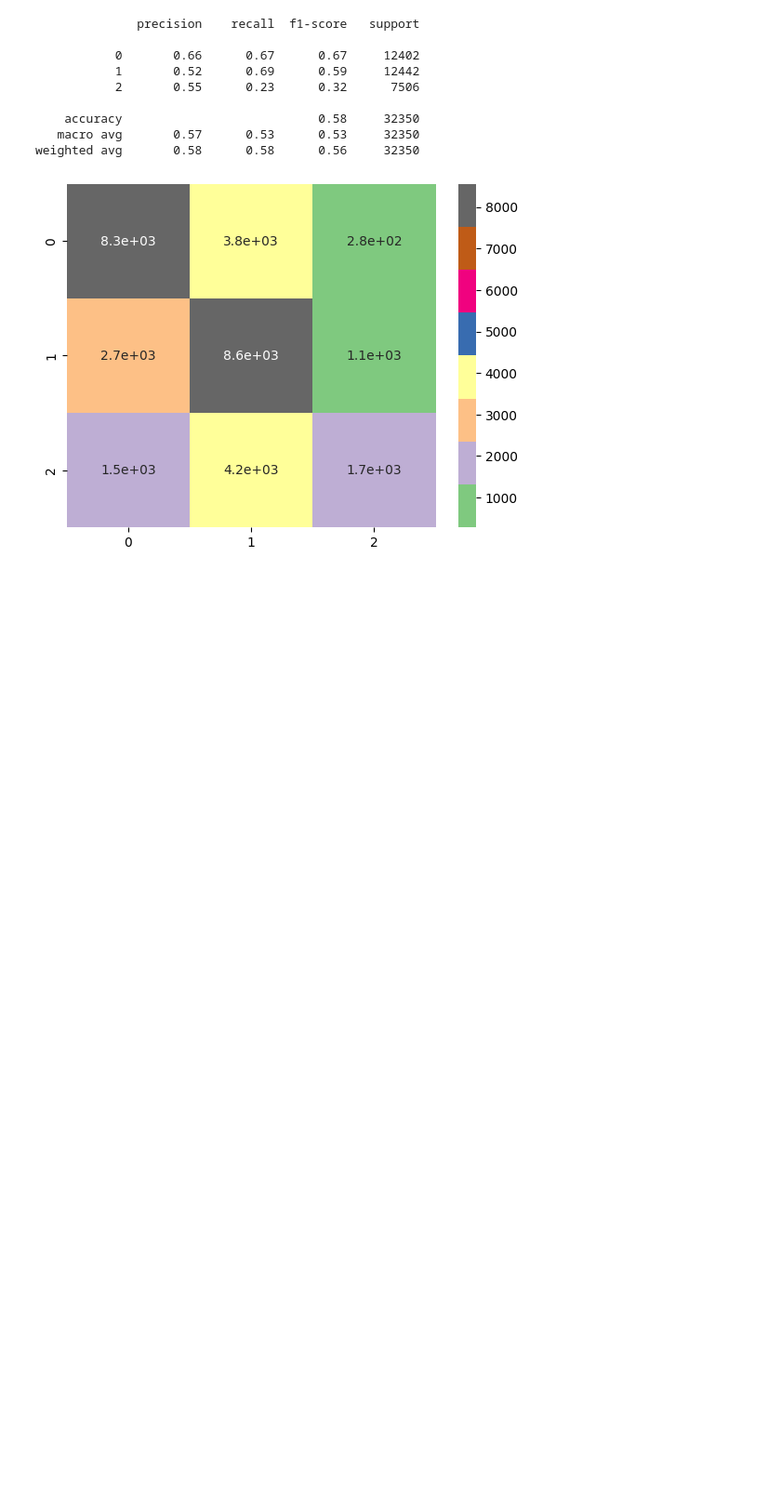
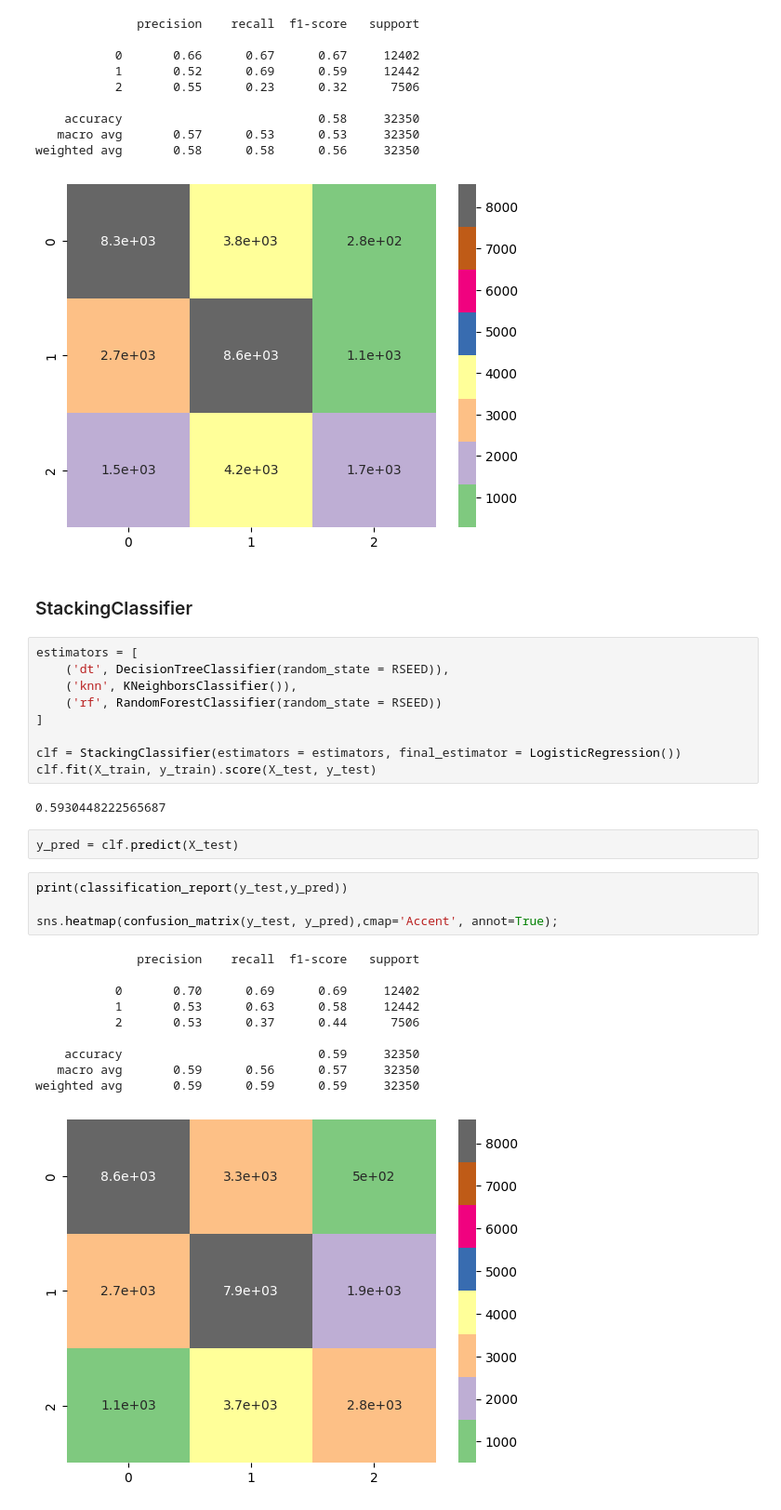
Before and after one commit to edierik/ml_project_flight_delay, a Jupyter notebook: EDA_Modeling_Flight_Delay.ipynb, the cells around one changed output. Shown at 93% size. Saved outputs shown, nothing was run; the diff lists cells and outputs as text; blank space fills up the shorter version.

```diff
--- a/EDA_Modeling_Flight_Delay.ipynb
+++ b/EDA_Modeling_Flight_Delay.ipynb
@@ -1547,3 +1547,33 @@ sns.heatmap(confusion_matrix(y_test, y_pred),cmap='Accent', annot=True);
    macro avg       0.57      0.53      0.53     32350
 weighted avg       0.58      0.58      0.56     32350
 [figure]
+# %% [markdown]
+### StackingClassifier
+# %%
+estimators = [
+    ('dt', DecisionTreeClassifier(random_state = RSEED)),
+    ('knn', KNeighborsClassifier()),
+    ('rf', RandomForestClassifier(random_state = RSEED))
+]
+
+clf = StackingClassifier(estimators = estimators, final_estimator = LogisticRegression())
+clf.fit(X_train, y_train).score(X_test, y_test)
+# %% [output]
+0.5930448222565687
+# %%
+y_pred = clf.predict(X_test)
+# %%
+print(classification_report(y_test,y_pred))
+
+sns.heatmap(confusion_matrix(y_test, y_pred),cmap='Accent', annot=True);
+# %% [output]
+              precision    recall  f1-score   support
+
+           0       0.70      0.69      0.69     12402
+           1       0.53      0.63      0.58     12442
+           2       0.53      0.37      0.44      7506
+
+    accuracy                           0.59     32350
+   macro avg       0.59      0.56      0.57     32350
+weighted avg       0.59      0.59      0.59     32350
+[figure, added]
```
Also changed, not shown: parts of 1 cell of this notebook.
